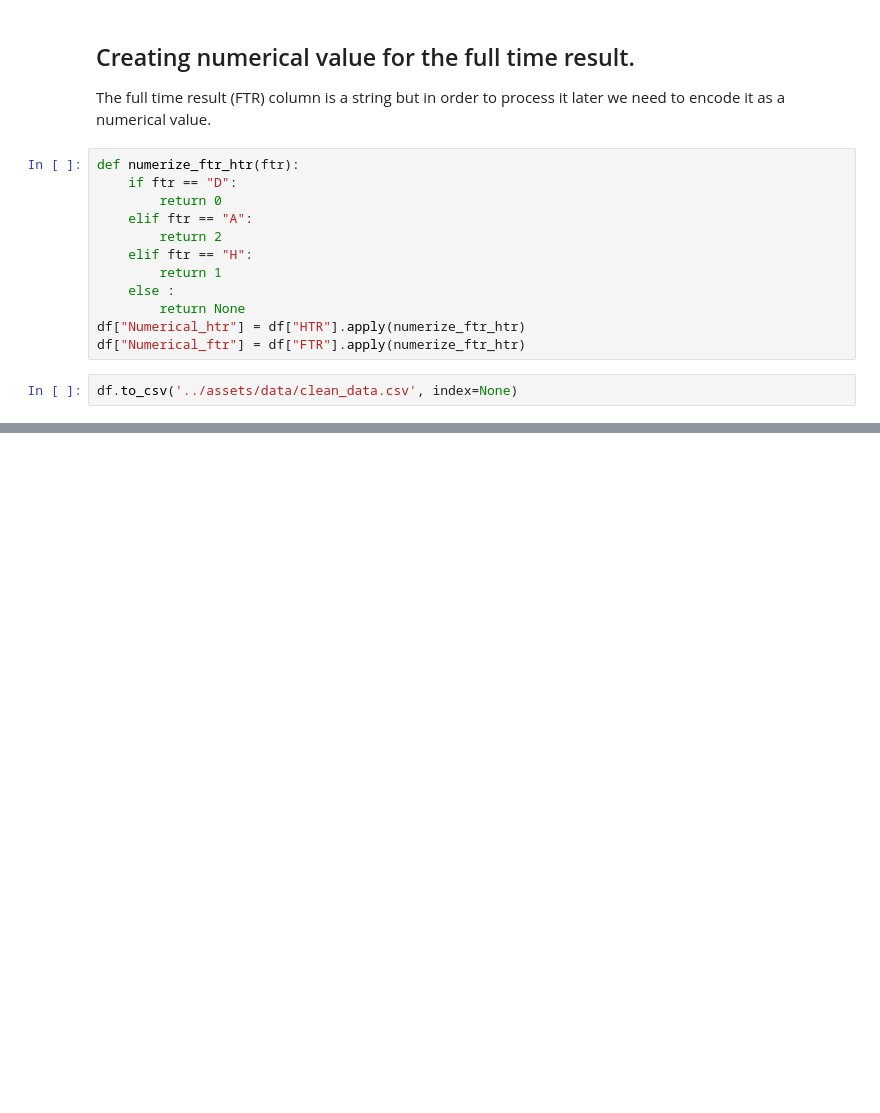
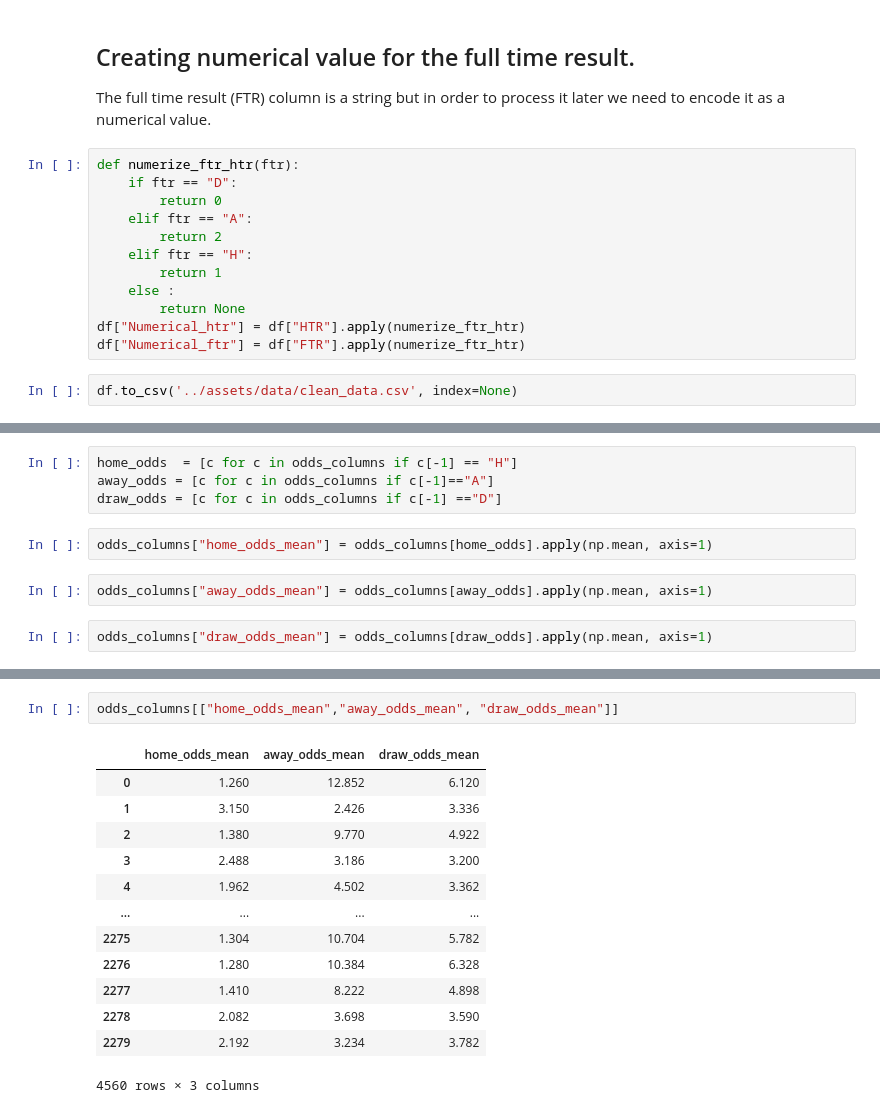
Before and after one commit to PierreKimbanziR/premier_league_predictor, a Jupyter notebook: notebooks/data_preprocessing.ipynb, the cells around one changed output, grey strips where cells are left out. Saved outputs shown, nothing was run; the diff lists cells and outputs as text; blank space fills up the shorter version.

Commit message:
add odds means

```diff
--- a/notebooks/data_preprocessing.ipynb
+++ b/notebooks/data_preprocessing.ipynb
@@ -73,0 +87,10 @@ df.to_csv('../assets/data/clean_data.csv', index=None)
+# %%
+home_odds  = [c for c in odds_columns if c[-1] == "H"]
+away_odds = [c for c in odds_columns if c[-1]=="A"]
+draw_odds = [c for c in odds_columns if c[-1] =="D"]
+# %%
+odds_columns["home_odds_mean"] = odds_columns[home_odds].apply(np.mean, axis=1)
+# %%
+odds_columns["away_odds_mean"] = odds_columns[away_odds].apply(np.mean, axis=1)
+# %%
+odds_columns["draw_odds_mean"] = odds_columns[draw_odds].apply(np.mean, axis=1)
@@ -73,0 +105,16 @@ df.to_csv('../assets/data/clean_data.csv', index=None)
+# %%
+odds_columns[["home_odds_mean","away_odds_mean", "draw_odds_mean"]]
+# %% [output]
+|  | home_odds_mean | away_odds_mean | draw_odds_mean |
+| 0 | 1.260 | 12.852 | 6.120 |
+| 1 | 3.150 | 2.426 | 3.336 |
+| 2 | 1.380 | 9.770 | 4.922 |
+| 3 | 2.488 | 3.186 | 3.200 |
+| 4 | 1.962 | 4.502 | 3.362 |
+| ... | ... | ... | ... |
+| 2275 | 1.304 | 10.704 | 5.782 |
+| 2276 | 1.280 | 10.384 | 6.328 |
+| 2277 | 1.410 | 8.222 | 4.898 |
+| 2278 | 2.082 | 3.698 | 3.590 |
+| 2279 | 2.192 | 3.234 | 3.782 |
+4560 rows × 3 columns
```
Also changed, not shown: parts of 8 cells of this notebook, 1 other file.
